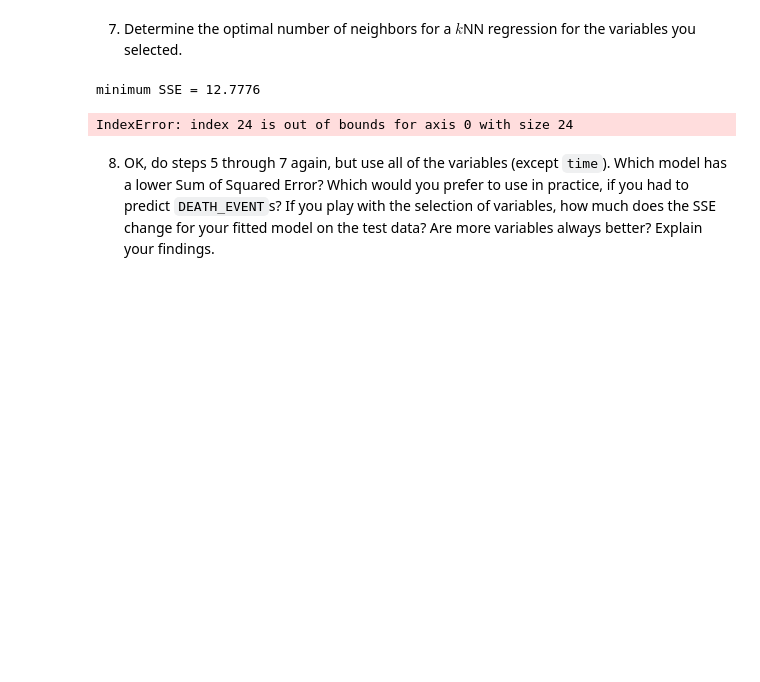
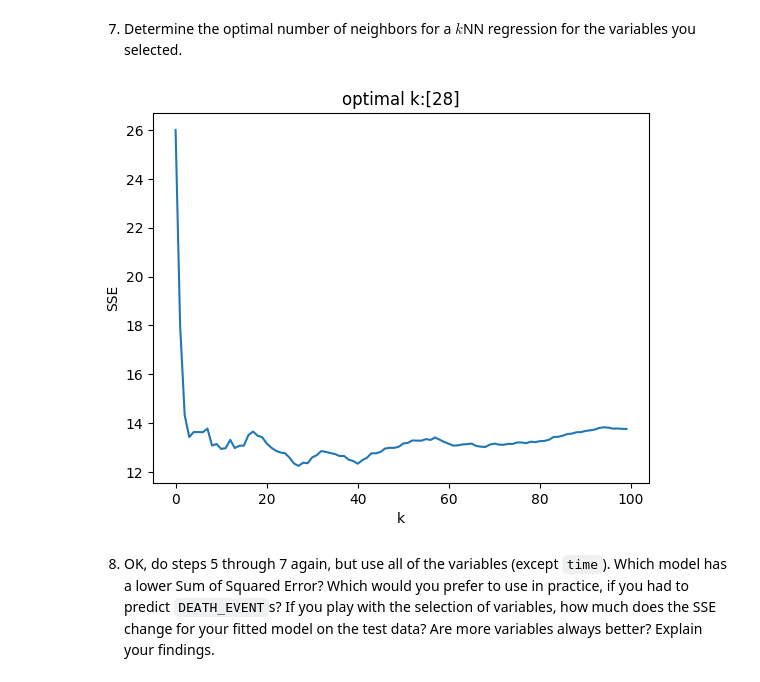
Before and after one commit to JulianKrese/knn, a Jupyter notebook: assignment_knn.ipynb, the cells around one changed output. Cells and saved outputs as stored; diff of their text form; code cells hidden in the pictures; blank space fills up the shorter version.

```diff
--- a/assignment_knn.ipynb
+++ b/assignment_knn.ipynb
@@ -309,23 +286,26 @@ X_train, X_test, y_train, y_test = train_test_split(X,y,
 # %% [markdown]
 7. Determine the optimal number of neighbors for a $k$NN regression for the variables you selected.
 # %%
-k_bar = 25
+k_bar = 100
 k_grid = np.arange(1,k_bar)
 SSE = np.zeros(k_bar)
 
 for k in range(k_bar):
     fitted_model = KNeighborsRegressor(n_neighbors=k+1).fit(X_train,y_train)
     y_hat = fitted_model.predict(X_test)
     SSE[k] = np.sum( (y_test-y_hat) **2 )
 
 SSE_min = np.min(SSE)
-print("minimum SSE = " + str(SSE_min))
 min_index = np.where(SSE == SSE_min)
 best_k = k_grid[min_index]
-print("best_k = " + str(best_k))
+
+plt.plot(np.arange(0,k_bar),SSE)
+plt.xlabel("k")
+plt.title("optimal k:"+str(best_k))
+plt.ylabel('SSE')
+plt.show()
 # %% [output]
-minimum SSE = 12.7776
-IndexError: index 24 is out of bounds for axis 0 with size 24
+[figure, added]
 # %% [markdown]
 8. OK, do steps 5 through 7 again, but use all of the variables (except `time`). Which model has a lower Sum of Squared Error? Which would you prefer to use in practice, if you had to predict `DEATH_EVENT`s? If you play with the selection of variables, how much does the SSE change for your fitted model on the test data? Are more variables always better? Explain your findings.
 # %%
```
Also changed, not shown: parts of 5 cells of this notebook.
